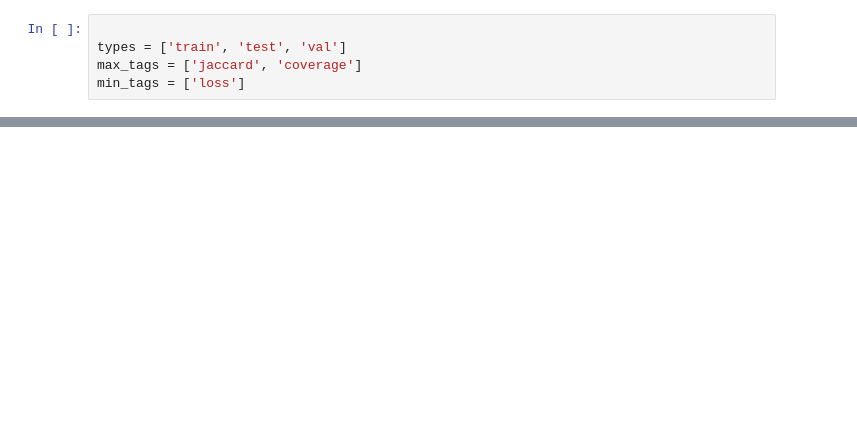
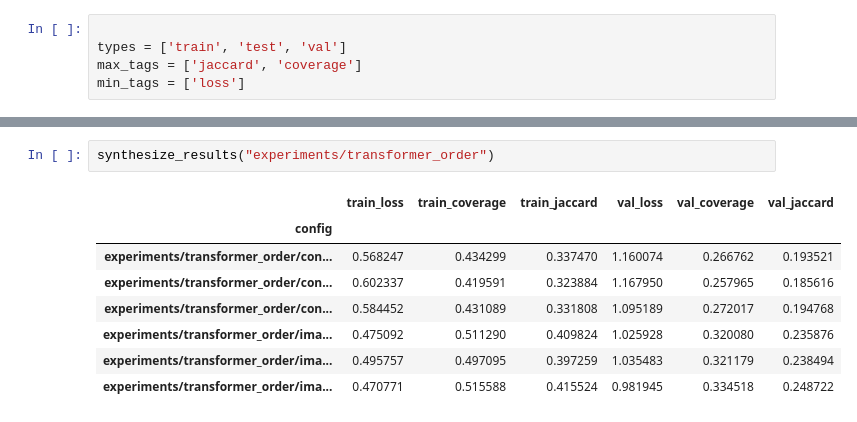
Before and after one commit to EdvardHolden/axiom_caption, a Jupyter notebook: synthesise_results.ipynb, the cells around one changed output, grey strips where cells are left out. Drawn from its saved outputs; the diff is of its cells as text; blank space fills up the shorter version.

```diff
--- a/synthesise_results.ipynb
+++ b/synthesise_results.ipynb
@@ -85,0 +111,11 @@ print(list(df.columns))
+# %%
+synthesize_results("experiments/transformer_order")
+# %% [output]
+|  | train_loss | train_coverage | train_jaccard | val_loss | val_coverage | val_jaccard |
+| config |  |  |  |  |  |  |
+| experiments/transformer_order/con... | 0.568247 | 0.434299 | 0.337470 | 1.160074 | 0.266762 | 0.193521 |
+| experiments/transformer_order/con... | 0.602337 | 0.419591 | 0.323884 | 1.167950 | 0.257965 | 0.185616 |
+| experiments/transformer_order/con... | 0.584452 | 0.431089 | 0.331808 | 1.095189 | 0.272017 | 0.194768 |
+| experiments/transformer_order/ima... | 0.475092 | 0.511290 | 0.409824 | 1.025928 | 0.320080 | 0.235876 |
+| experiments/transformer_order/ima... | 0.495757 | 0.497095 | 0.397259 | 1.035483 | 0.321179 | 0.238494 |
+| experiments/transformer_order/ima... | 0.470771 | 0.515588 | 0.415524 | 0.981945 | 0.334518 | 0.248722 |
```
Also changed, not shown: parts of 7 cells of this notebook, 1 other file.
